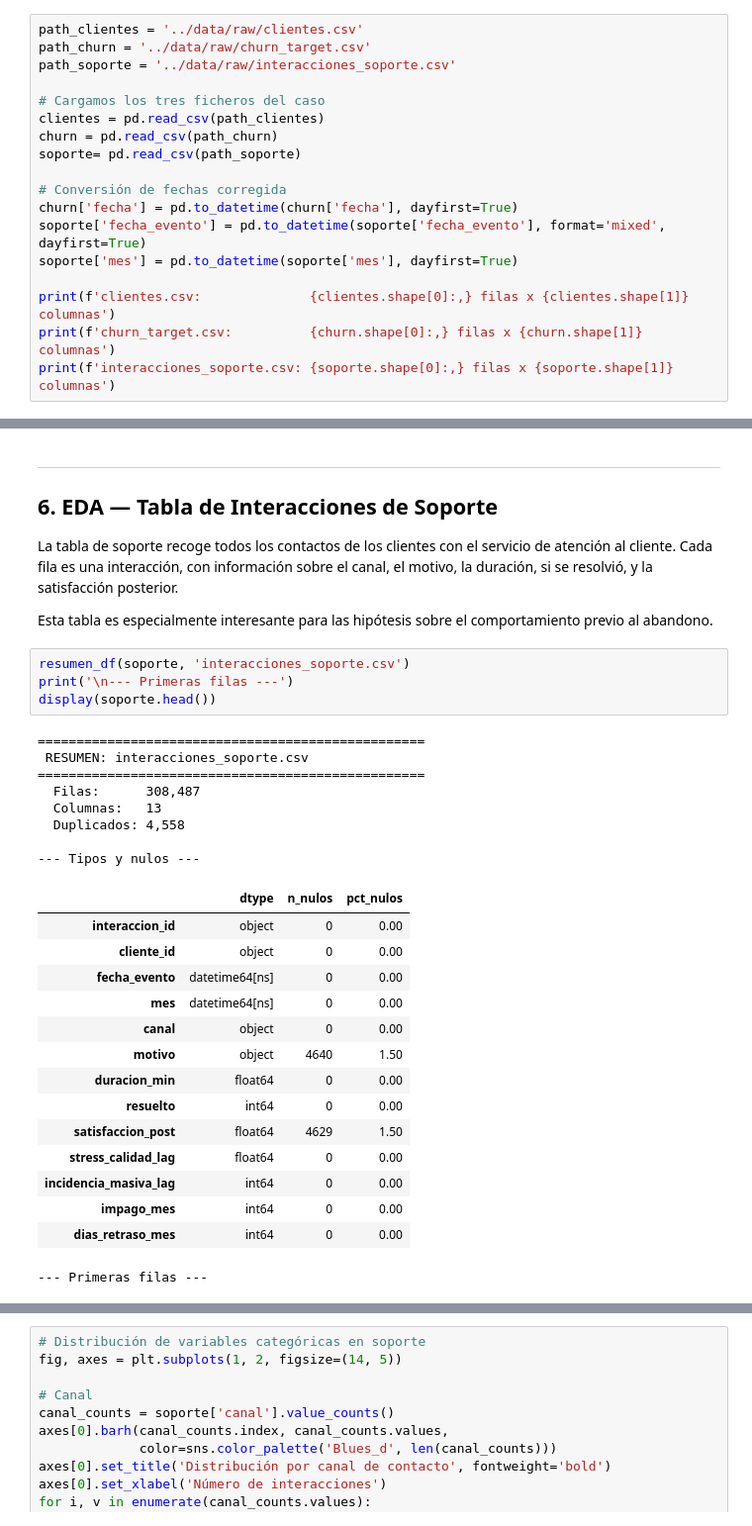
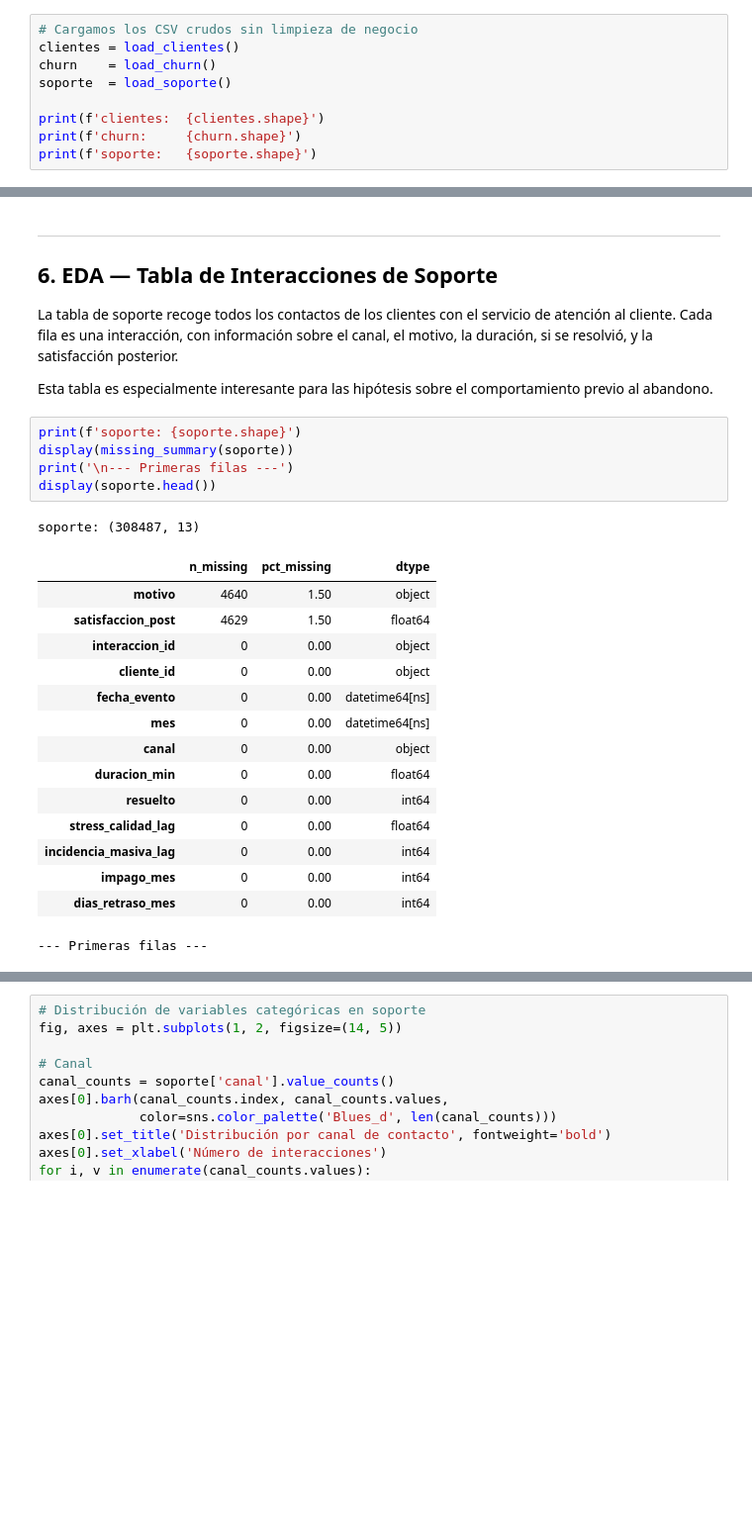
Before and after one commit to jasanhon/UCV-Churn, a Jupyter notebook: notebooks/EDA_Cliente_Soporte_Churn.ipynb, the cells around one changed output, grey strips where cells are left out. Shown at 99% size. Cells and saved outputs as stored; diff of their text form; blank space fills up the shorter version.

```diff
--- a/notebooks/EDA_Cliente_Soporte_Churn.ipynb
+++ b/notebooks/EDA_Cliente_Soporte_Churn.ipynb
@@ -124,21 +82,12 @@ Funciones auxiliares definidas correctamente
 # %% [markdown]
 ## 3. Carga de datos
 # %%
-path_clientes = '../data/raw/clientes.csv'
-path_churn = '../data/raw/churn_target.csv'
-path_soporte = '../data/raw/interacciones_soporte.csv'
+# Cargamos los CSV crudos sin limpieza de negocio
+clientes = load_clientes()
+churn    = load_churn()
+soporte  = load_soporte()
 
-# Cargamos los tres ficheros del caso
-clientes = pd.read_csv(path_clientes)
-churn = pd.read_csv(path_churn)
-soporte= pd.read_csv(path_soporte)
-
-# Conversión de fechas corregida
-churn['fecha'] = pd.to_datetime(churn['fecha'], dayfirst=True)
-soporte['fecha_evento'] = pd.to_datetime(soporte['fecha_evento'], format='mixed', dayfirst=True)
-soporte['mes'] = pd.to_datetime(soporte['mes'], dayfirst=True)
-
-print(f'clientes.csv:              {clientes.shape[0]:,} filas x {clientes.shape[1]} columnas')
-print(f'churn_target.csv:          {churn.shape[0]:,} filas x {churn.shape[1]} columnas')
-print(f'interacciones_soporte.csv: {soporte.shape[0]:,} filas x {soporte.shape[1]} columnas')
+print(f'clientes:  {clientes.shape}')
+print(f'churn:     {churn.shape}')
+print(f'soporte:   {soporte.shape}')
 # %% [output]
@@ -387,31 +327,25 @@ La tabla de soporte recoge todos los contactos de los clientes con el servicio d
 
 Esta tabla es especialmente interesante para las hipótesis sobre el comportamiento previo al abandono.
 # %%
-resumen_df(soporte, 'interacciones_soporte.csv')
+print(f'soporte: {soporte.shape}')
+display(missing_summary(soporte))
 print('\n--- Primeras filas ---')
 display(soporte.head())
 # %% [output]
-==================================================
- RESUMEN: interacciones_soporte.csv
-==================================================
-  Filas:      308,487
-  Columnas:   13
-  Duplicados: 4,558
-
---- Tipos y nulos ---
+soporte: (308487, 13)
-|  | dtype | n_nulos | pct_nulos |
-| interaccion_id | object | 0 | 0.00 |
-| cliente_id | object | 0 | 0.00 |
-| fecha_evento | datetime64[ns] | 0 | 0.00 |
-| mes | datetime64[ns] | 0 | 0.00 |
-| canal | object | 0 | 0.00 |
-| motivo | object | 4640 | 1.50 |
-| duracion_min | float64 | 0 | 0.00 |
-| resuelto | int64 | 0 | 0.00 |
-| satisfaccion_post | float64 | 4629 | 1.50 |
-| stress_calidad_lag | float64 | 0 | 0.00 |
-| incidencia_masiva_lag | int64 | 0 | 0.00 |
-| impago_mes | int64 | 0 | 0.00 |
-| dias_retraso_mes | int64 | 0 | 0.00 |
+|  | n_missing | pct_missing | dtype |
+| motivo | 4640 | 1.50 | object |
+| satisfaccion_post | 4629 | 1.50 | float64 |
+| interaccion_id | 0 | 0.00 | object |
+| cliente_id | 0 | 0.00 | object |
+| fecha_evento | 0 | 0.00 | datetime64[ns] |
+| mes | 0 | 0.00 | datetime64[ns] |
+| canal | 0 | 0.00 | object |
+| duracion_min | 0 | 0.00 | float64 |
+| resuelto | 0 | 0.00 | int64 |
+| stress_calidad_lag | 0 | 0.00 | float64 |
+| incidencia_masiva_lag | 0 | 0.00 | int64 |
+| impago_mes | 0 | 0.00 | int64 |
+| dias_retraso_mes | 0 | 0.00 | int64 |
 --- Primeras filas ---
 |  | interaccion_id | cliente_id | fecha_evento | mes | canal | motivo | duracion_min | resuelto | ... |
```
Also changed, not shown: parts of 9 cells of this notebook, 7 other files.
